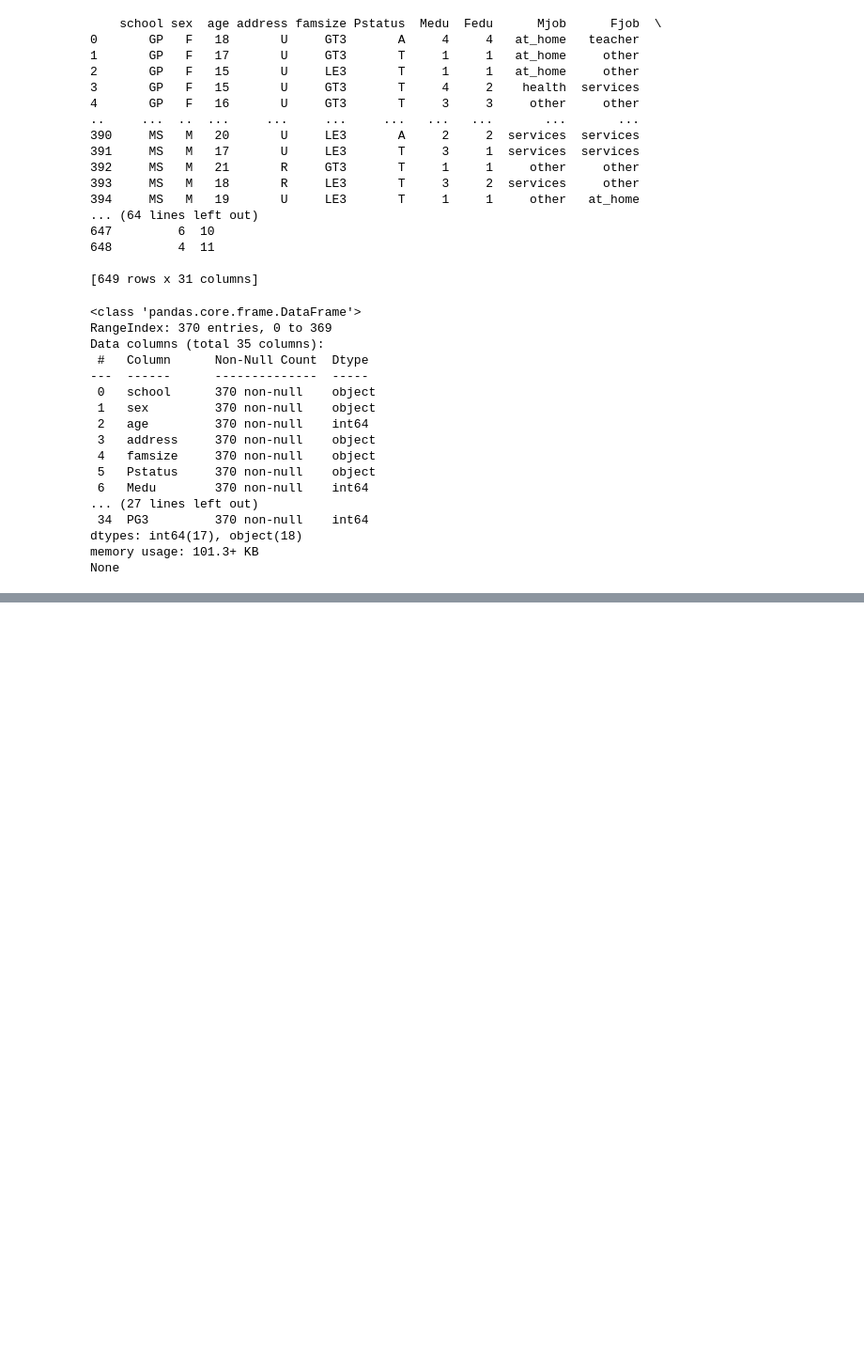
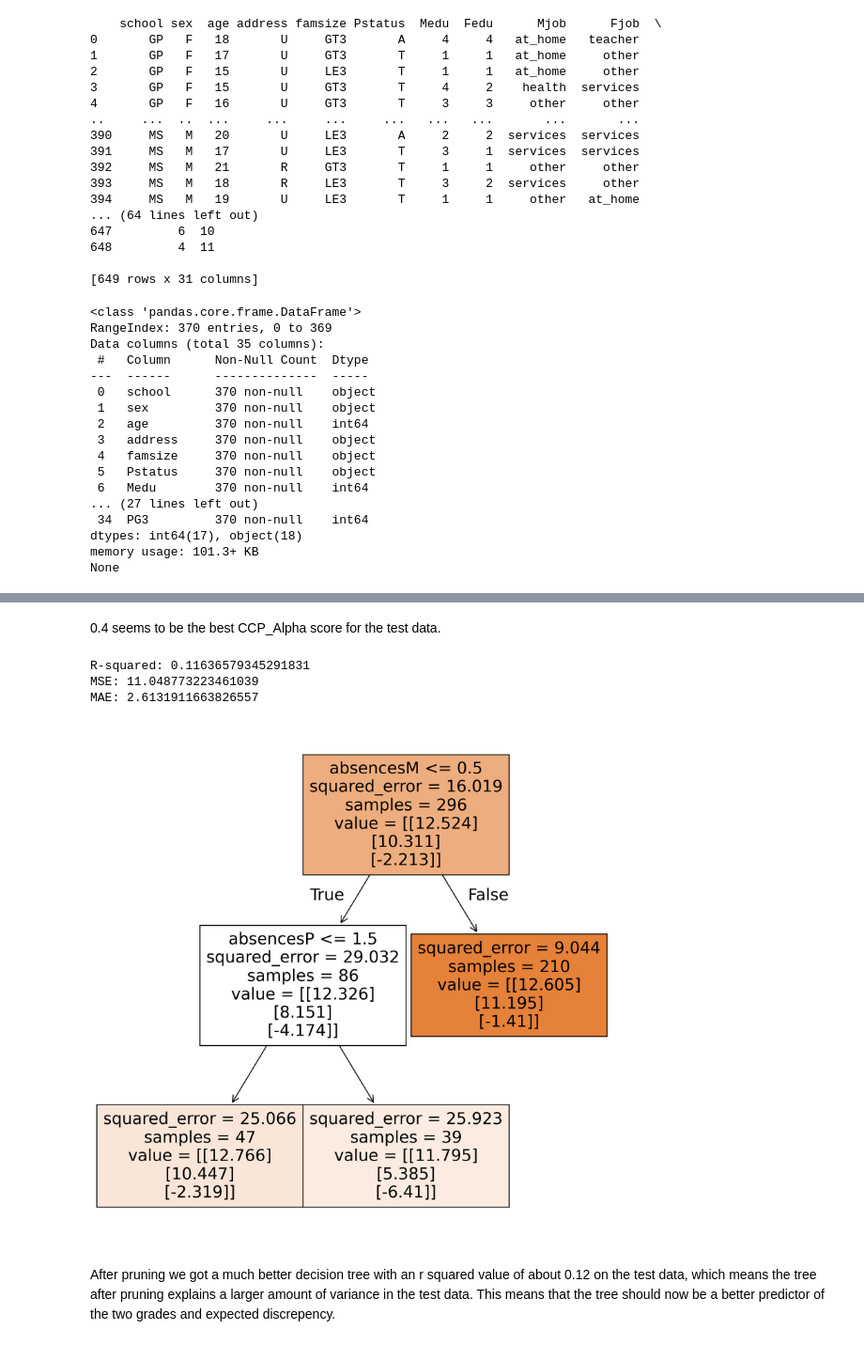
Before and after one commit to VaibhavShintre/Introduction-to-Data-Science, a Jupyter notebook: CSC_442_Project_Group_10.ipynb, the cells around one changed output, grey strips where cells are left out. Shown at 94% size. Saved outputs shown, nothing was run; the diff lists cells and outputs as text; code cells hidden in the pictures; blank space fills up the shorter version.

```diff
--- a/CSC_442_Project_Group_10.ipynb
+++ b/CSC_442_Project_Group_10.ipynb
@@ -100,0 +118,9 @@ Variables: AbsencesmM, AbsencesP, studytime, studytime*activities
+# %%
+# Make variables into a categorical form
+sm_inter["activitiesCat"] = sm_inter["activities"].astype("category")
+# convert all of these variables into integer form
+sm_inter["activitiesInt"] = sm_inter['activitiesCat'].cat.codes
+print(sm_inter["activitiesInt"])
+
+# Create a new target variable: the difference in final grades (math vs. Portuguese).
+sm_inter['DeltaG3'] = sm_inter['MG3'] - sm_inter['PG3']
@@ -100,0 +257,23 @@ Variables: AbsencesmM, AbsencesP, studytime, studytime*activities
+# %% [markdown]
+0.4 seems to be the best CCP_Alpha score for the test data.
+# %%
+# fit with our new ccp_alpha value
+best_dt = DecisionTreeRegressor(max_depth=3, min_samples_leaf=1, min_samples_split=2, ccp_alpha=0.37, random_state=42)
+best_dt.fit(X_train, y_train)
+plt.figure(figsize=(10,10), dpi = 300)
+tree.plot_tree(best_dt, feature_names = features, filled = True);
+# Let's look at the final score for our tree
+y_pred_best_dt = best_dt.predict(X_test)
+mse_best_dt = mean_squared_error(y_test, y_pred_best_dt)
+r2_best_dt = r2_score(y_test, y_pred_best_dt)
+mae_best_dt = mean_absolute_error(y_test, y_pred_best_dt)
+print(f"R-squared: {r2_best_dt}")
+print(f"MSE: {mse_best_dt}")
+print(f"MAE: {mae_best_dt}")
+# %% [output]
+R-squared: 0.11636579345291831
+MSE: 11.048773223461039
+MAE: 2.6131911663826557
+[figure, added]
+# %% [markdown]
+After pruning we got a much better decision tree with an r squared value of about 0.12 on the test data, which means the tree after pruning explains a larger amount of variance in the test data. This means that the tree should now be a better predictor of the two grades and expected discrepency.
```
Also changed, not shown: parts of 13 cells of this notebook.
